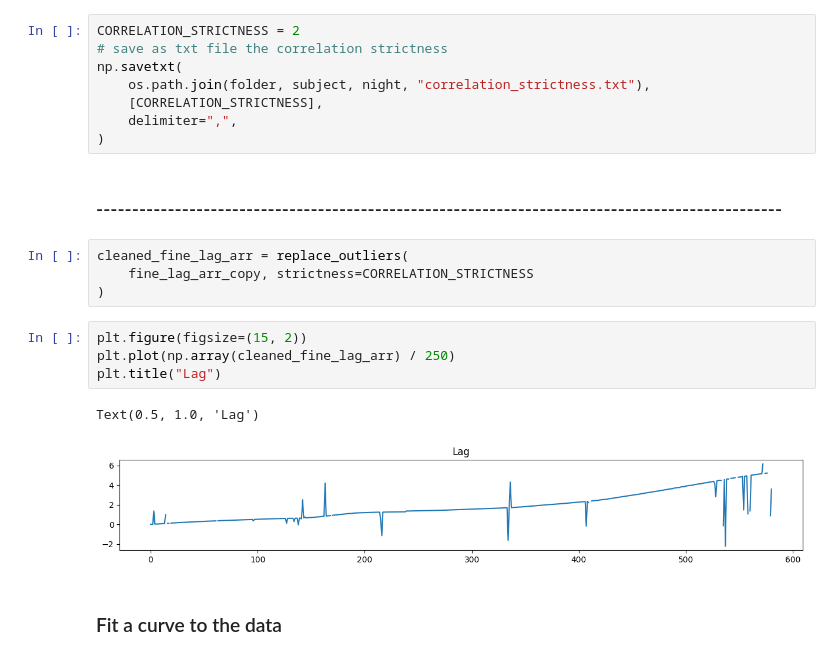
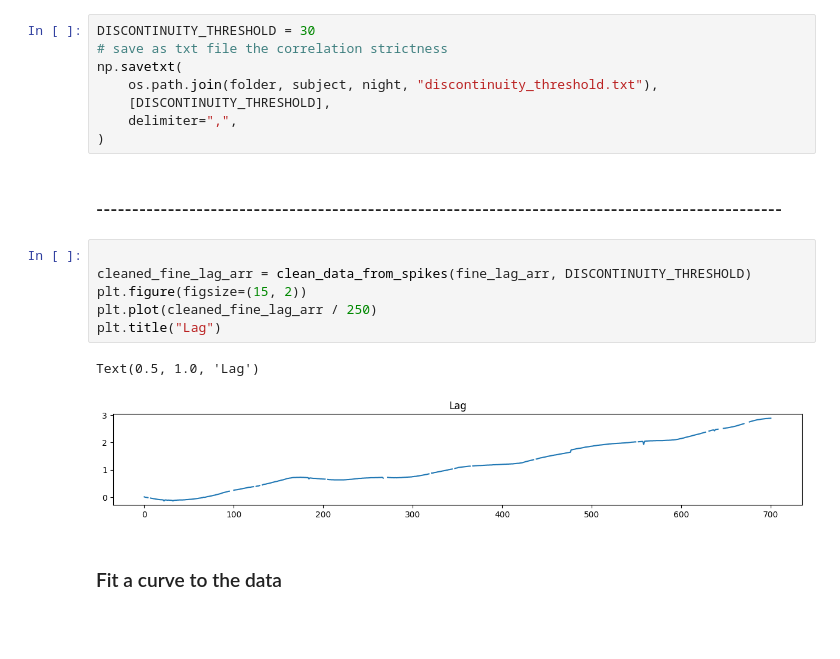
Before and after one commit to iduntech/idn-sync-data, a Jupyter notebook: sync_main.ipynb, the cells around one changed output. Drawn from its saved outputs; the diff is of its cells as text; blank space fills up the shorter version.

```diff
--- a/sync_main.ipynb
+++ b/sync_main.ipynb
@@ -269,26 +270,24 @@ plt.ylim(-1, 10)
 # %% [markdown]
 ### ------------------------------------------------------------------------------------------------
 # %%
-CORRELATION_STRICTNESS = 2
+DISCONTINUITY_THRESHOLD = 30
 # save as txt file the correlation strictness
 np.savetxt(
-    os.path.join(folder, subject, night, "correlation_strictness.txt"),
-    [CORRELATION_STRICTNESS],
+    os.path.join(folder, subject, night, "discontinuity_threshold.txt"),
+    [DISCONTINUITY_THRESHOLD],
     delimiter=",",
 )
 # %% [markdown]
 ### ------------------------------------------------------------------------------------------------
-# %%
-cleaned_fine_lag_arr = replace_outliers(
-    fine_lag_arr_copy, strictness=CORRELATION_STRICTNESS
-)
 # %%
+
+cleaned_fine_lag_arr = clean_data_from_spikes(fine_lag_arr, DISCONTINUITY_THRESHOLD)
 plt.figure(figsize=(15, 2))
-plt.plot(np.array(cleaned_fine_lag_arr) / 250)
+plt.plot(cleaned_fine_lag_arr / 250)
 plt.title("Lag")
 # %% [output]
 Text(0.5, 1.0, 'Lag')
-[figure, old version]
+[figure, new version]
 # %% [markdown]
 ### Fit a curve to the data
 # %% [markdown]
```
Also changed, not shown: parts of 21 cells of this notebook, 1 other file.
